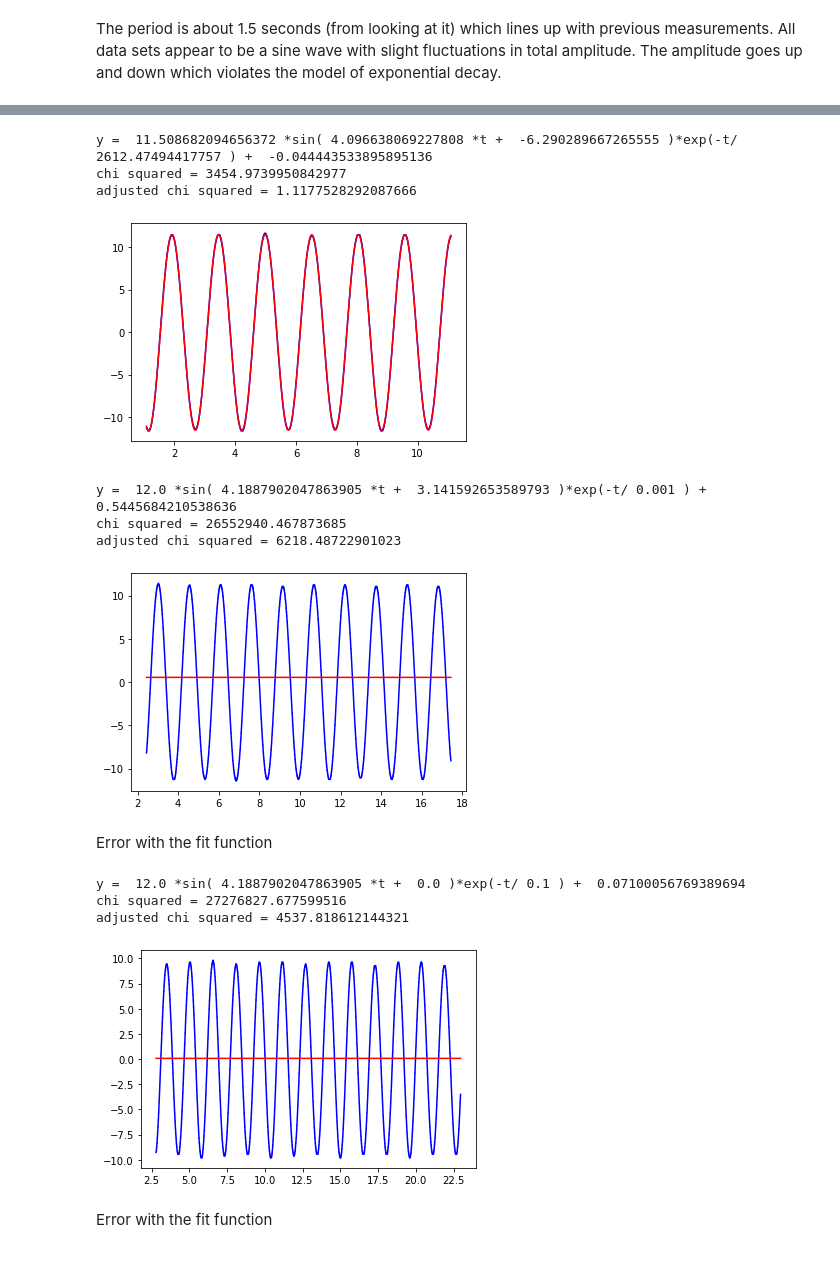
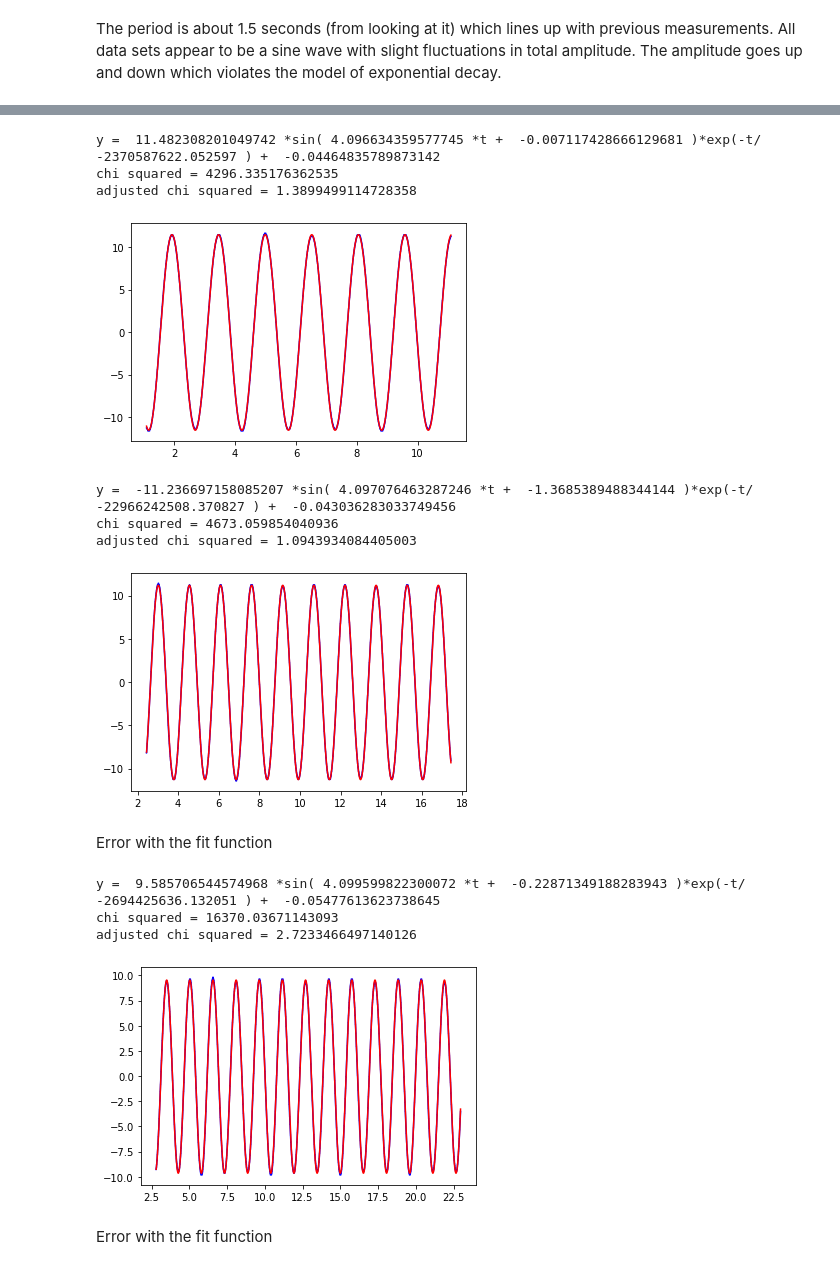
Before and after one commit to Shaquible/ENPH-353, a Jupyter notebook: 353Lab1 (1).ipynb, the cells around one changed output, grey strips where cells are left out. Cells and saved outputs as stored; diff of their text form; code cells hidden in the pictures.

```diff
--- a/353Lab1 (1).ipynb
+++ b/353Lab1 (1).ipynb
@@ -104,6 +104,7 @@ maxangle  = np.max(angles)
 minangle = np.min(angles)
 mid = (maxangle + minangle)/2
 angles = angles - mid
+uncertainty1 = 0.18/2*np.ones(len(angles))
 plt.plot(times, angles)
 plt.show()
 
@@ -114,6 +115,7 @@ maxangle2  = np.max(angles2)
 minangle2 = np.min(angles2)
 mid2 = (maxangle2 + minangle2)/2
 angles2 = angles2 - mid2
+uncertainty2 = 0.18/2*np.ones(len(angles2))
 plt.plot(times2, angles2)
 plt.show()
 
@@ -124,6 +126,7 @@ maxangle3  = np.max(angles3)
 minangle3 = np.min(angles3)
 mid3 = (maxangle3 + minangle3)/2
 angles3 = angles3 - mid3
+uncertainty3 = 0.18/2*np.ones(len(angles3))
 plt.plot(times3, angles3)
 plt.show()
 
@@ -134,6 +137,7 @@ maxangle4  = np.max(angles4)
 minangle4 = np.min(angles4)
 mid4 = (maxangle4 + minangle4)/2
 angles4 = angles4 - mid4
+uncertainty4 = 0.18/2*np.ones(len(angles4))
 plt.plot(times4, angles4)
 plt.show()
 # %% [output]
@@ -166,58 +171,60 @@ adjusted chi squared = 1.8883218228639613
 [figure]
 # %%
-popt, pcov = curve_fit(fitfunc, times2, angles2, p0=[12, 2*np.pi/1.5, 0, 0.1, 0])
+popt, pcov = curve_fit(fitfunc, times2, angles2, p0=[12, 2*np.pi/1.5, 0, 1000, 0], sigma=uncertainty2, absolute_sigma=True)
 plt.plot(times2, angles2, 'b-', label='data')
 plt.plot(times2, fitfunc(times2, *popt), 'r-', label='fit')
 #print the eqn
 print("y = ", popt[0], "*sin(", popt[1], "*t + ", popt[2], ")*exp(-t/", popt[3], ") + ", popt[4])
 #calculate chi squared and adjusted chi squared
-chi2 = np.sum(((fitfunc(times2, *popt) - angles2)/0.1)**2)
+chi2 = np.sum(((fitfunc(times2, *popt) - angles2)/uncertainty2)**2)
 dof = len(times2) - len(popt)
 chi2red = chi2/dof
 print("chi squared =", chi2)
 print("adjusted chi squared =", chi2red)
-w = ufloat(popt[1], np.sqrt(pcov[1,1]))
+w2 = ufloat(popt[1], np.sqrt(pcov[1,1]))
 # %% [output]
-y =  11.508682094656372 *sin( 4.096638069227808 *t +  -6.290289667265555 )*exp(-t/ 2612.47494417757 ) +  -0.044443533895895136
-chi squared = 3454.9739950842977
-adjusted chi squared = 1.1177528292087666
+y =  11.482308201049742 *sin( 4.096634359577745 *t +  -0.007117428666129681 )*exp(-t/ -2370587622.052597 ) +  -0.04464835789873142
+chi squared = 4296.335176362535
+adjusted chi squared = 1.3899499114728358
 [figure]
 # %%
-popt,pcov = curve_fit(fitfunc, times3, angles3, p0=[12, 2*np.pi/1.5, np.pi, 0.001, 0])
+popt3,pcov3 = curve_fit(fitfunc, times3, angles3, p0=[11.5, 4.097, -2.5, 10000, 0], sigma=uncertainty3, absolute_sigma=True)
 plt.plot(times3, angles3, 'b-', label='data')
-plt.plot(times3, fitfunc(times3, *popt), 'r-', label='fit')
+plt.plot(times3, fitfunc(times3, *popt3), 'r-', label='fit')
 #print the eqn
-print("y = ", popt[0], "*sin(", popt[1], "*t + ", popt[2], ")*exp(-t/", popt[3], ") + ", popt[4])
+print("y = ", popt3[0], "*sin(", popt3[1], "*t + ", popt3[2], ")*exp(-t/", popt3[3], ") + ", popt3[4])
 #calculate chi squared and adjusted chi squared
-chi2 = np.sum(((fitfunc(times3, *popt) - angles3)/0.1)**2)
+chi2 = np.sum(((fitfunc(times3, *popt3) - angles3)/uncertainty3)**2)
 dof = len(times3) - len(popt)
 chi2red = chi2/dof
 print("chi squared =", chi2)
 print("adjusted chi squared =", chi2red)
+w3 = ufloat(popt3[1], np.sqrt(pcov3[1,1]))
 # %% [output]
-y =  12.0 *sin( 4.1887902047863905 *t +  3.141592653589793 )*exp(-t/ 0.001 ) +  0.5445684210538636
-chi squared = 26552940.467873685
-adjusted chi squared = 6218.48722901023
+y =  -11.236697158085207 *sin( 4.097076463287246 *t +  -1.3685389488344144 )*exp(-t/ -22966242508.370827 ) +  -0.043036283033749456
+chi squared = 4673.059854040936
+adjusted chi squared = 1.0943934084405003
-[figure, old version]
+[figure, new version]
 # %% [markdown]
 Error with the fit function
 # %%
-popt, pcov = curve_fit(fitfunc, times4, angles4, p0=[12, 2*np.pi/1.5, 0, 0.1, 0])
+popt, pcov = curve_fit(fitfunc, times4, angles4, p0=[12, 2*np.pi/1.5, 0, 1000, 0], sigma=uncertainty4, absolute_sigma=True)
 plt.plot(times4, angles4, 'b-', label='data')
 plt.plot(times4, fitfunc(times4, *popt), 'r-', label='fit')
 #print the eqn
 print("y = ", popt[0], "*sin(", popt[1], "*t + ", popt[2], ")*exp(-t/", popt[3], ") + ", popt[4])
 #calculate chi squared and adjusted chi squared
-chi2 = np.sum(((fitfunc(times4, *popt) - angles4)/0.1)**2)
+chi2 = np.sum(((fitfunc(times4, *popt) - angles4)/uncertainty4)**2)
 dof = len(times4) - len(popt)
 chi2red = chi2/dof
 print("chi squared =", chi2)
 print("adjusted chi squared =", chi2red)
+w4 = ufloat(popt[1], np.sqrt(pcov[1,1]))
 # %% [output]
-y =  12.0 *sin( 4.1887902047863905 *t +  0.0 )*exp(-t/ 0.1 ) +  0.07100056769389694
-chi squared = 27276827.677599516
-adjusted chi squared = 4537.818612144321
+y =  9.585706544574968 *sin( 4.099599822300072 *t +  -0.22871349188283943 )*exp(-t/ -2694425636.132051 ) +  -0.05477613623738645
+chi squared = 16370.03671143093
+adjusted chi squared = 2.7233466497140126
-[figure, old version]
+[figure, new version]
 # %% [markdown]
 Error with the fit function
 # %% [markdown]
```
Also changed, not shown: parts of 3 cells of this notebook.
